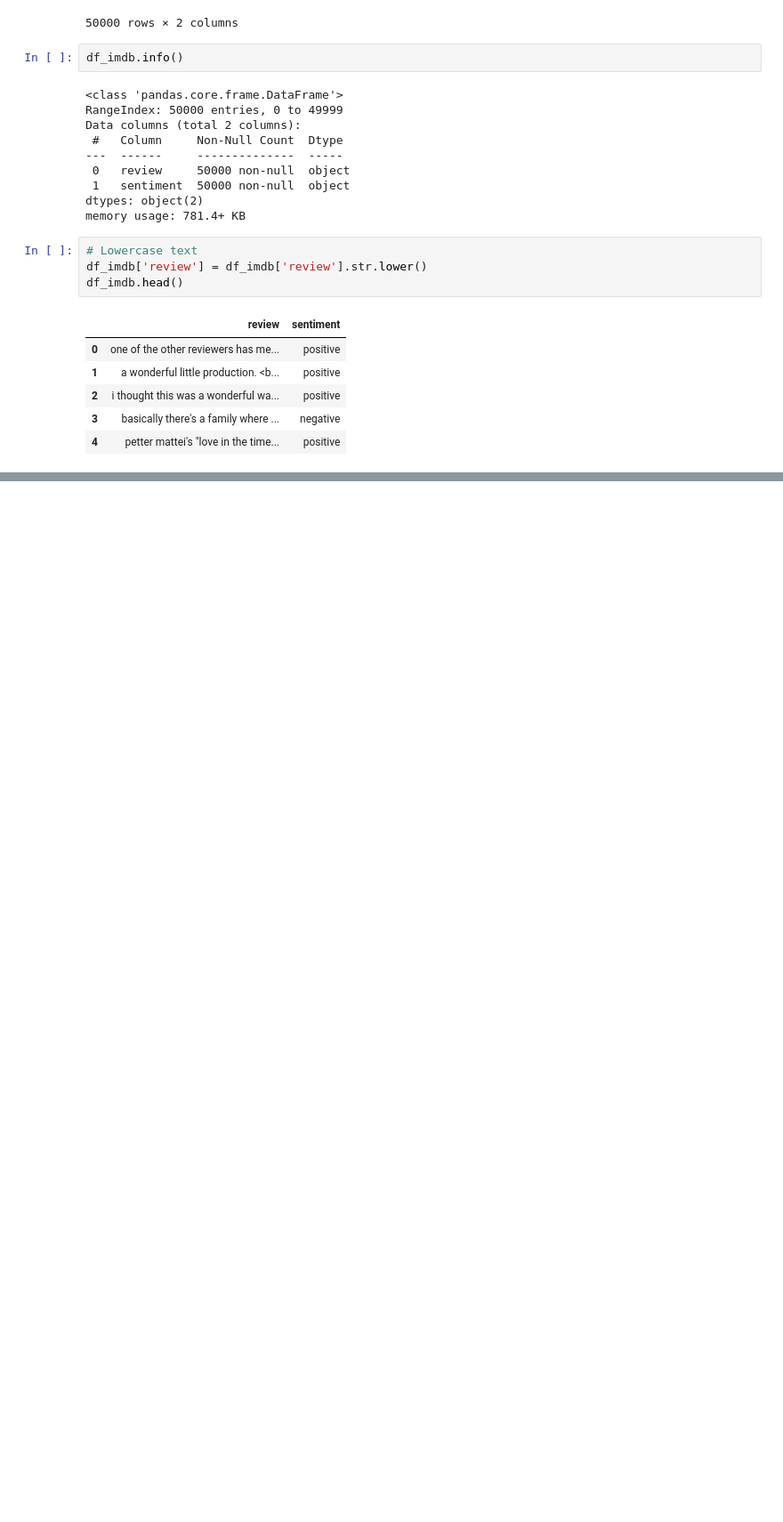
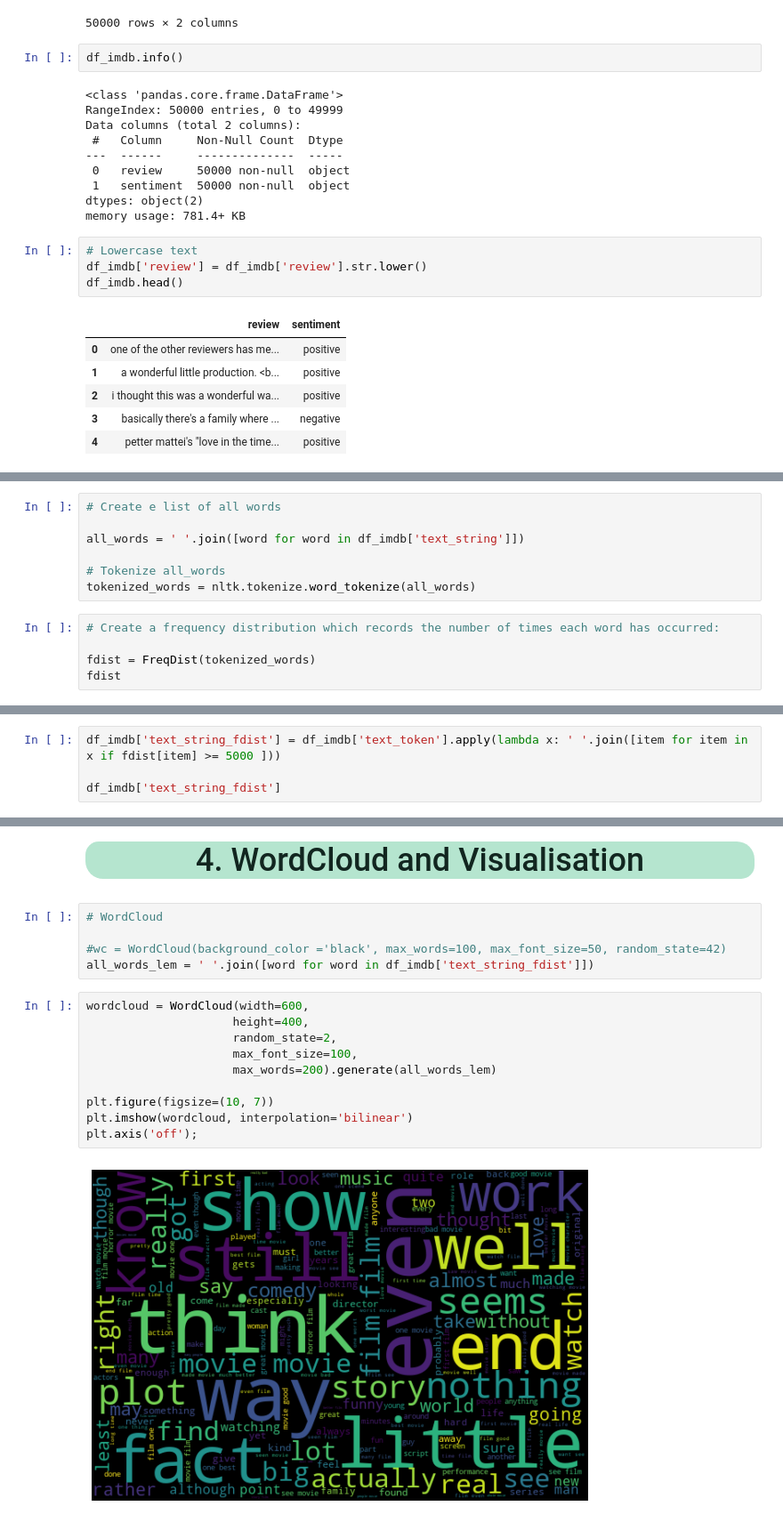
Before and after one commit to Laurence-kyla/sentiment_analysis_IMDB, a Jupyter notebook: sentiment_analysis_IMDB_Git.ipynb, the cells around one changed output, grey strips where cells are left out. Shown at 89% size. Drawn from its saved outputs; the diff is of its cells as text; blank space fills up the shorter version.

Commit message:
Add WordCloud and Visulaisations

```diff
--- a/sentiment_analysis_IMDB_Git.ipynb
+++ b/sentiment_analysis_IMDB_Git.ipynb
@@ -63,0 +114,12 @@ df_imdb.head()
+# %%
+# Create e list of all words
+
+all_words = ' '.join([word for word in df_imdb['text_string']])
+
+# Tokenize all_words
+tokenized_words = nltk.tokenize.word_tokenize(all_words)
+# %%
+# Create a frequency distribution which records the number of times each word has occurred:
+
+fdist = FreqDist(tokenized_words)
+fdist
@@ -63,0 +128,4 @@ df_imdb.head()
+# %%
+df_imdb['text_string_fdist'] = df_imdb['text_token'].apply(lambda x: ' '.join([item for item in x if fdist[item] >= 5000 ]))
+
+df_imdb['text_string_fdist']
@@ -63,0 +145,22 @@ df_imdb.head()
+# %% [markdown]
+<a id='4'>
+<p style="padding:10px;background-color:#B5E5CF;margin:0;color:#122620;font-family:newtimeroman;font-size:240%;text-align:center;border-radius: 15px 20px; overflow:hidden; font-weight:500">4. WordCloud and Visualisation</p>
+
+<p style="text-align:center; "></a></p>
+# %%
+# WordCloud
+
+#wc = WordCloud(background_color ='black', max_words=100, max_font_size=50, random_state=42)
+all_words_lem = ' '.join([word for word in df_imdb['text_string_fdist']])
+# %%
+wordcloud = WordCloud(width=600,
+                     height=400,
+                     random_state=2,
+                     max_font_size=100,
+                     max_words=200).generate(all_words_lem)
+
+plt.figure(figsize=(10, 7))
+plt.imshow(wordcloud, interpolation='bilinear')
+plt.axis('off');
+# %% [output]
+[figure, added]
```
Also changed, not shown: parts of 10 cells of this notebook.
